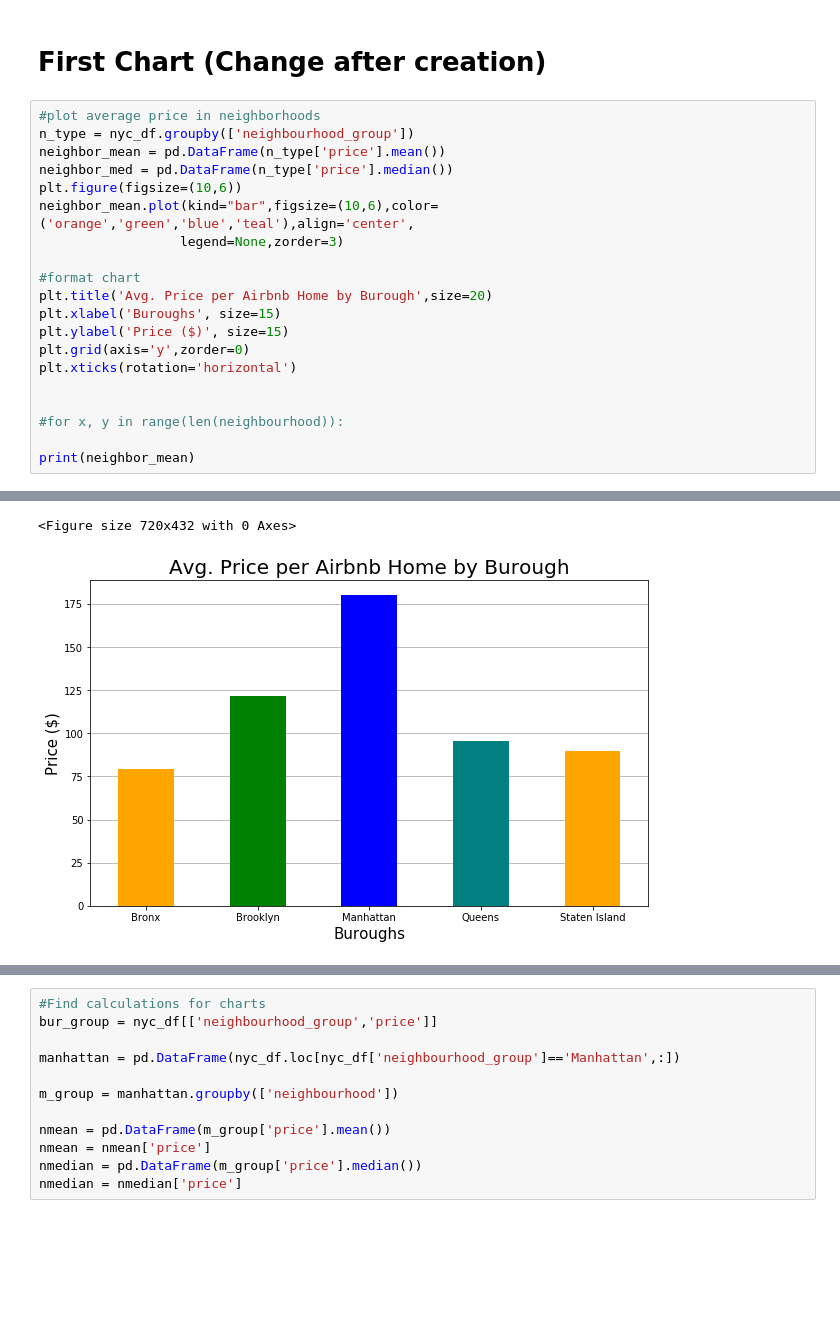
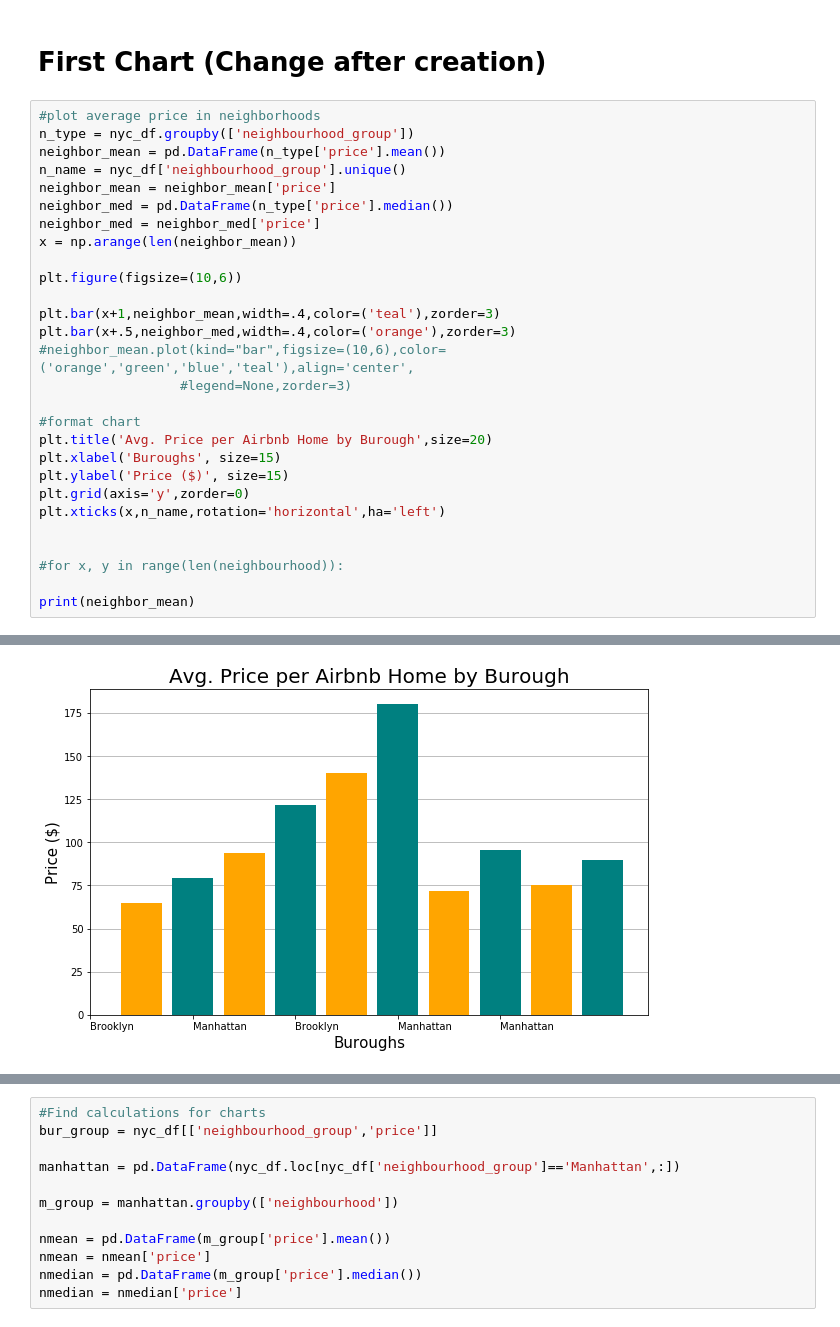
Before and after one commit to josephsy96/Project_1, a Jupyter notebook: Airbnb_Analysis.ipynb, the cells around one changed output, grey strips where cells are left out. Saved outputs shown, nothing was run; the diff lists cells and outputs as text; blank space fills up the shorter version.

```diff
--- a/Airbnb_Analysis.ipynb
+++ b/Airbnb_Analysis.ipynb
@@ -25,17 +25,25 @@ nyc_df.head()
 #plot average price in neighborhoods
 n_type = nyc_df.groupby(['neighbourhood_group'])
 neighbor_mean = pd.DataFrame(n_type['price'].mean())
+n_name = nyc_df['neighbourhood_group'].unique()
+neighbor_mean = neighbor_mean['price']
 neighbor_med = pd.DataFrame(n_type['price'].median())
+neighbor_med = neighbor_med['price']
+x = np.arange(len(neighbor_mean))
+
 plt.figure(figsize=(10,6))
-neighbor_mean.plot(kind="bar",figsize=(10,6),color=('orange','green','blue','teal'),align='center',
-                  legend=None,zorder=3)
+
+plt.bar(x+1,neighbor_mean,width=.4,color=('teal'),zorder=3)
+plt.bar(x+.5,neighbor_med,width=.4,color=('orange'),zorder=3)
+#neighbor_mean.plot(kind="bar",figsize=(10,6),color=('orange','green','blue','teal'),align='center',
+                  #legend=None,zorder=3)
 
 #format chart
 plt.title('Avg. Price per Airbnb Home by Burough',size=20)
 plt.xlabel('Buroughs', size=15)
 plt.ylabel('Price ($)', size=15)
 plt.grid(axis='y',zorder=0)
-plt.xticks(rotation='horizontal')
+plt.xticks(x,n_name,rotation='horizontal',ha='left')
 
 
 #for x, y in range(len(neighbourhood)):
@@ -52,2 +60 @@ Staten Island         89.964968
-<Figure size 720x432 with 0 Axes>
-[figure, old version]
+[figure, new version]
```
Also changed, not shown: parts of 5 cells of this notebook.
